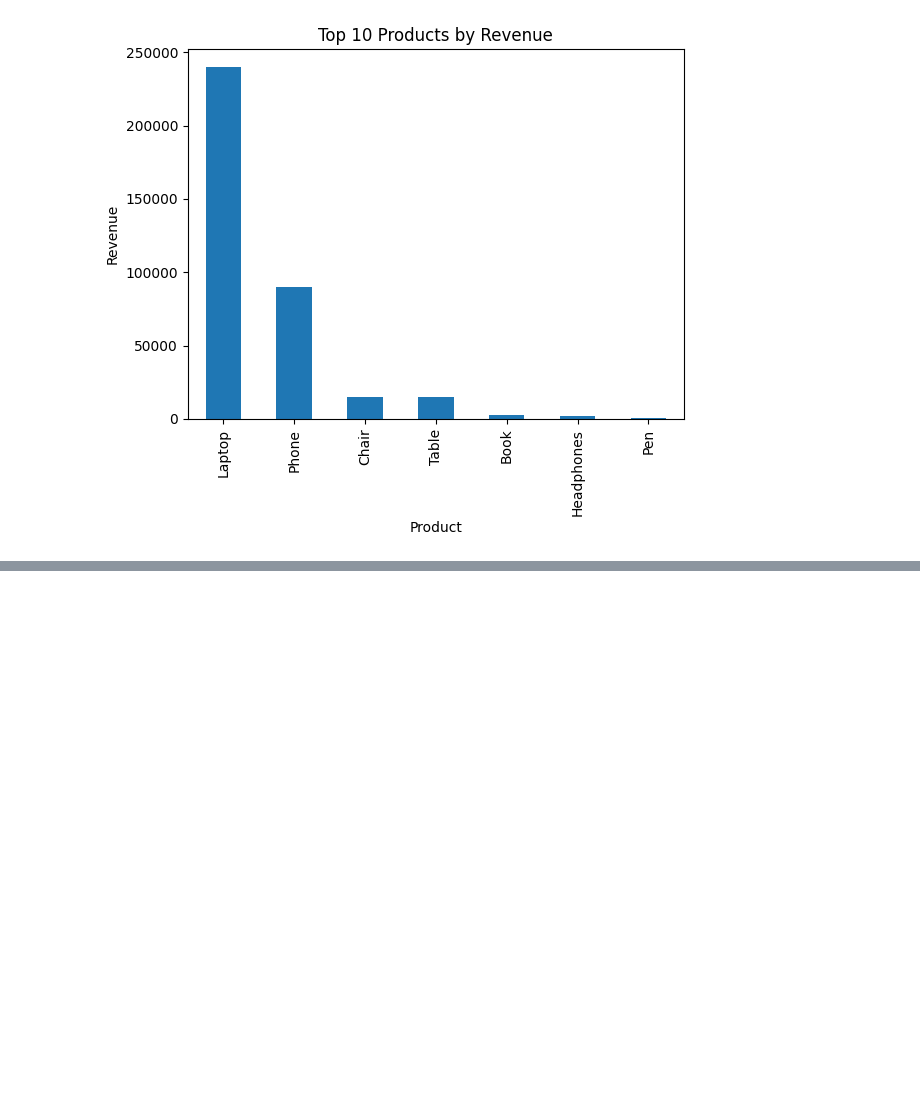
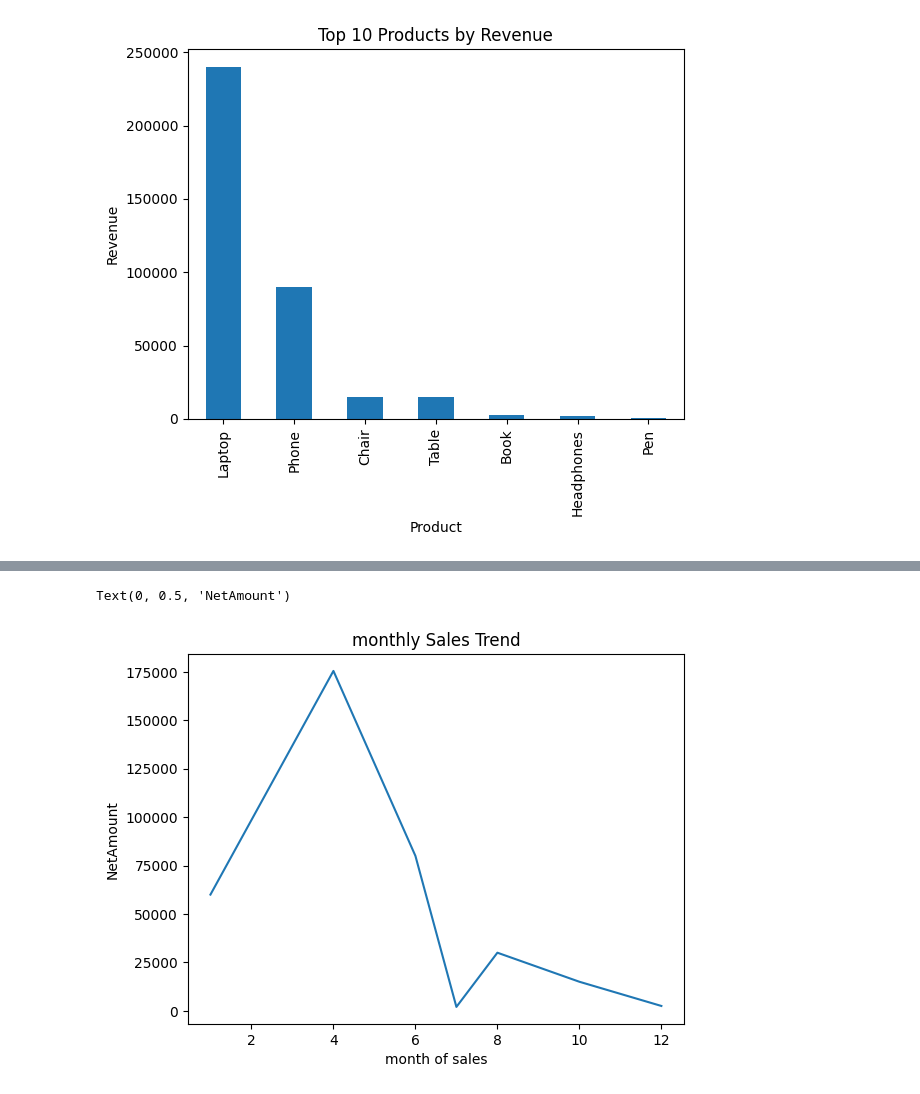
Before and after one commit to suzzzel5/Sales_Data-Analysis, a Jupyter notebook: num_panda5.ipynb, the cells around one changed output, grey strips where cells are left out. Drawn from its saved outputs; the diff is of its cells as text; code cells hidden in the pictures; blank space fills up the shorter version.

```diff
--- a/num_panda5.ipynb
+++ b/num_panda5.ipynb
@@ -106,0 +108,2 @@ plt.show()
+# %%
+df["Month"] = df["Date"].dt.month
@@ -106,0 +137,9 @@ plt.show()
+# %%
+monthly_sales_sales = df.groupby("Month")["TotalAmount"].sum()
+monthly_sales_sales.plot(kind="line")
+plt.title("monthly Sales Trend")
+plt.xlabel("month of sales")
+plt.ylabel("NetAmount")
+# %% [output]
+Text(0, 0.5, 'NetAmount')
+[figure, added]
```
Also changed, not shown: parts of 10 cells of this notebook, 1 other file.
